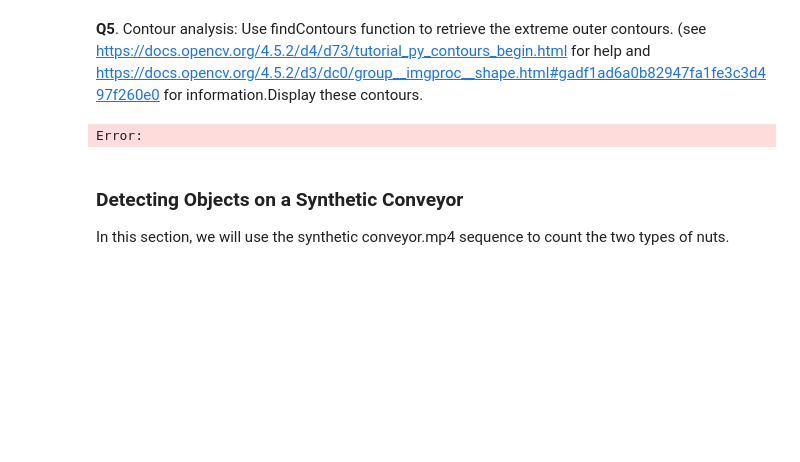
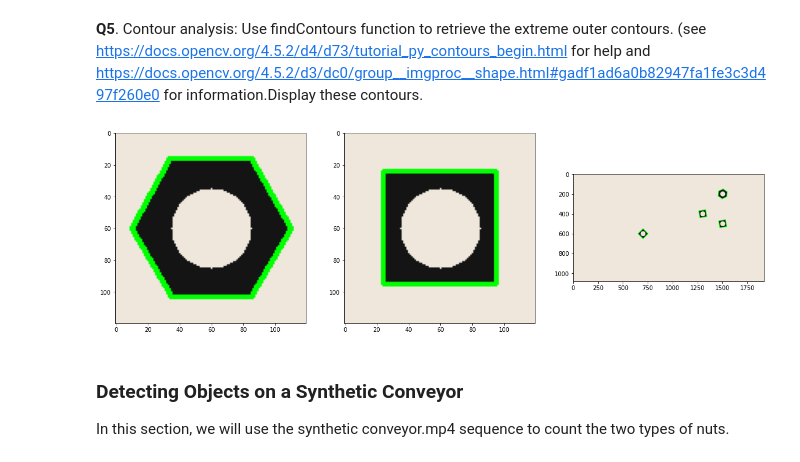
Before and after one commit to YohanAbeysinghe/Object-Counting-on-a-Conveyor-Belt, a Jupyter notebook: Assignment_2-code.ipynb, the cells around one changed output. Drawn from its saved outputs; the diff is of its cells as text; code cells hidden in the pictures; blank space fills up the shorter version.

Commit message:
drawing outer contours using drawContours function

```diff
--- a/Assignment_2-code.ipynb
+++ b/Assignment_2-code.ipynb
@@ -224,16 +224,22 @@ The total area  of the connected component      : 3144
 Centroid : [700. 600.]
 # %% [markdown]
 **Q5**. Contour analysis: Use findContours function to retrieve the extreme outer contours. (see https://docs.opencv.org/4.5.2/d4/d73/tutorial_py_contours_begin.html for help and https://docs.opencv.org/4.5.2/d3/dc0/group__imgproc__shape.html#gadf1ad6a0b82947fa1fe3c3d497f260e0 for information.Display these contours.
-# %%
-contours, hierarchy = cv.findContours(convyr, cv.RETR_EXTERNAL, cv.CHAIN_APPROX_SIMPLE)
-cont_draw=np.zeros((*convyr.shape,3),dtype=np.uint8)
-for i in range(len(contours)):
-    cont_draw=cv.drawContours(cont_draw,contours,i,(np.random.randint(18)*10,255,255),8)
-
-plt.imshow(cv.cvtColor(cont_draw,cv.COLOR_HSV2RGB))
-plt.show()
-# %% [output]
-Error:
+# %%
+hex_contours, hierarchy_h = cv.findContours(closing_hexnut, cv.RETR_EXTERNAL, cv.CHAIN_APPROX_SIMPLE)
+square_contours, hierarchy_s = cv.findContours(closing_squarenut, cv.RETR_EXTERNAL, cv.CHAIN_APPROX_SIMPLE)
+conveyor_contours, hierarchy_c = cv.findContours(closing_conveyor, cv.RETR_EXTERNAL, cv.CHAIN_APPROX_SIMPLE)
+
+cv.drawContours(hexnut_template, hex_contours, -1, (0,255,0), 2)
+cv.drawContours(squarenut_template, square_contours, -1, (0,255,0), 2)
+cv.drawContours(conveyor_f100, conveyor_contours, -1, (0,255,0), 5)
+
+fig, ax = plt. subplots(1,3, figsize=(20,10))
+ax[0].imshow(cv.cvtColor(hexnut_template,cv.COLOR_BGR2RGB))
+ax[1].imshow(cv.cvtColor(squarenut_template,cv.COLOR_BGR2RGB) )
+ax[2].imshow( cv.cvtColor(conveyor_f100,cv.COLOR_BGR2RGB))
+plt.show()
+# %% [output]
+[figure, added]
 # %% [markdown]
 **<h3>Detecting Objects on a Synthetic Conveyor</h3>**
 
```
Also changed, not shown: parts of 5 cells of this notebook.
